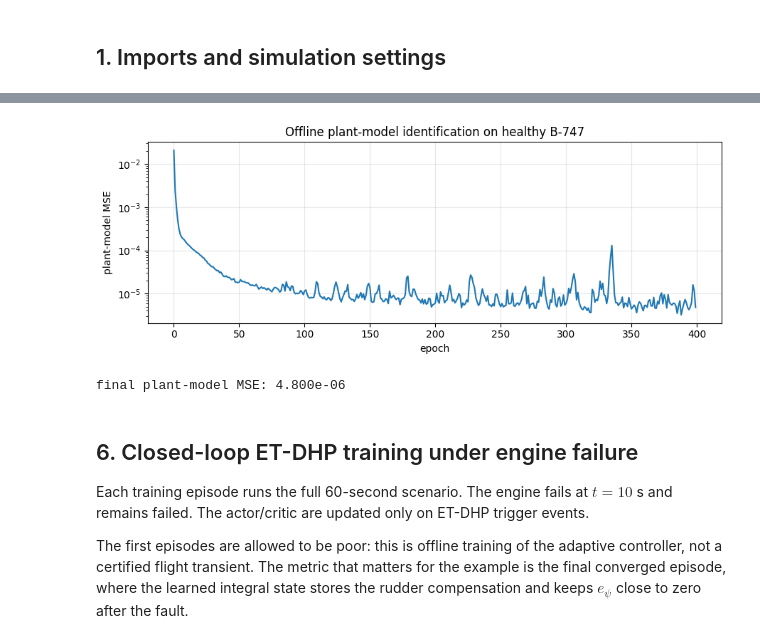
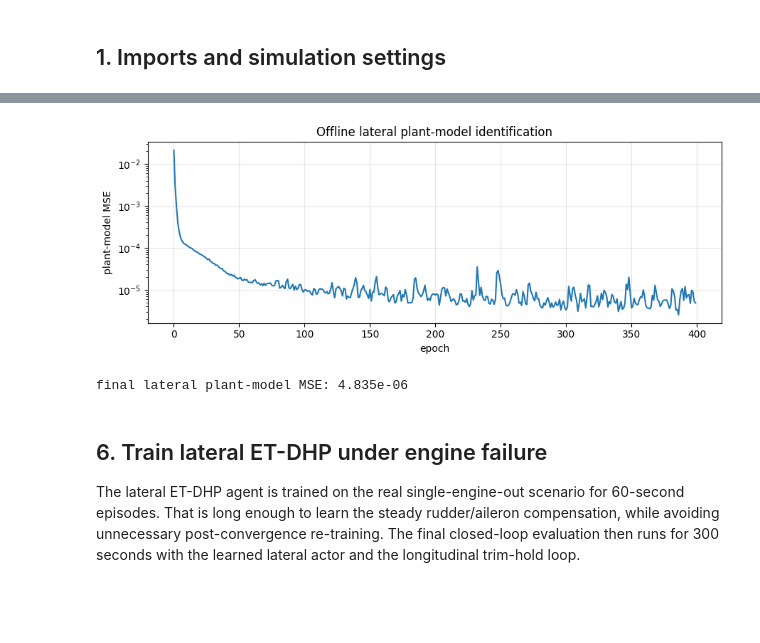
Before and after one commit to TensorAeroSpace/TensorAeroSpace, a Jupyter notebook: example/reinforcement_learning/example_etdhp_b747_engine_failure.ipynb, the cells around one changed output, grey strips where cells are left out. Saved outputs shown, nothing was run; the diff lists cells and outputs as text; code cells hidden in the pictures; blank space fills up the shorter version.

```diff
--- a/example/reinforcement_learning/example_etdhp_b747_engine_failure.ipynb
+++ b/example/reinforcement_learning/example_etdhp_b747_engine_failure.ipynb
@@ -160,5 +362,5 @@ to back-propagate the cost gradient through the dynamics. We identify this model
 # %%
-N_BURST = 60         # 3 seconds per burst @ dt=0.05
+N_BURST = 60
 N_BURSTS = 40
 PE_AMPLITUDE_DEG = 1.5
 
@@ -168,7 +370,7 @@ states_buf, actions_buf, next_states_buf = [], [], []
 for burst in range(N_BURSTS):
     env_id = make_env(damage_profile=None, n_steps=N_BURST + 5)
     obs, _ = env_id.reset()
-    psi_integral = 0.0
+    lat_integrals = np.zeros(2, dtype=np.float64)
     for t in range(N_BURST):
         f_a = 0.2 + rng.random() * 0.6
         f_r = 0.2 + rng.random() * 0.6
@@ -178,10 +380,12 @@ for burst in range(N_BURSTS):
         dr_deg = (PE_AMPLITUDE_DEG * np.sin(2 * np.pi * f_r * t * DT + phase_r)
                   + 0.4 * rng.normal())
 
-        x = state_transform(obs, np.array([psi_integral]), 0)
-        obs, _, _, trunc, _ = env_id.step(compose_action([da_deg, dr_deg]))
-        psi_integral = update_yaw_integral(psi_integral, obs)
-        x_next = state_transform(obs, np.array([psi_integral]), 0)
+        x = lateral_state_transform(obs, lat_integrals, 0)
+        obs, _, _, trunc, _ = env_id.step(
+            compose_action(delta_e_trim_rad, [da_deg, dr_deg], throttle_trim)
+        )
+        lat_integrals = update_lateral_integrals(lat_integrals, obs)
+        x_next = lateral_state_transform(obs, lat_integrals, 0)
 
         states_buf.append(x)
         actions_buf.append([da_deg, dr_deg])
@@ -196,8 +400,6 @@ next_states_arr = np.asarray(next_states_buf, dtype=np.float32)
 print(f"collected {len(states_arr)} transitions")
 print(f"|e_psi| range: {np.min(np.abs(states_arr[:, 0])):.2f} .. {np.max(np.abs(states_arr[:, 0])):.2f} deg")
 print(f"|phi| range:   {np.min(np.abs(states_arr[:, 3])):.2f} .. {np.max(np.abs(states_arr[:, 3])):.2f} deg")
-print(f"|i_psi| range: {np.min(np.abs(states_arr[:, 1] / I_PSI_SCALE)):.2f} .. "
-      f"{np.max(np.abs(states_arr[:, 1] / I_PSI_SCALE)):.2f} deg*s")
 # %% [output]
 collected 2400 transitions
 |e_psi| range: 0.00 .. 0.54 deg
@@ -225,45 +424,44 @@ cfg = ETDHPConfig(
     critic_lr=5e-3,
     model_lr=5e-3,
     model_epochs=400,
-    Q=[200.0, 0.2, 1.0, 5.0, 0.2],
+    Q=[200.0, 0.2, 1.0, 50.0, 1.0, 0.5],
     R=[0.5, 0.5],
     gamma=0.95,
     num_epochs_per_trigger=10,
     u_bound=8.0,
     rho=0.05,
     trigger_floor=0.5,
     weight_init_scale=0.3,
     seed=11,
 )
 
 agent = ETDHPAgent(
-    n_state=5,
+    n_state=6,
     n_control=2,
-    state_transform=state_transform,
+    state_transform=lateral_state_transform,
     config=cfg,
 )
 
 model_losses = agent.fit_plant_model(
     states_arr, actions_arr, next_states_arr,
-    batch_size=128, verbose=False,
+    batch_size=128,
+    verbose=False,
 )
 
 fig, ax = plt.subplots(figsize=(9, 3.5))
 ax.semilogy(model_losses)
 ax.set_xlabel("epoch")
 ax.set_ylabel("plant-model MSE")
-ax.set_title("Offline plant-model identification on healthy B-747")
+ax.set_title("Offline lateral plant-model identification")
 ax.grid(True, alpha=0.3)
 plt.tight_layout()
 plt.show()
-print(f"final plant-model MSE: {model_losses[-1]:.3e}")
+print(f"final lateral plant-model MSE: {model_losses[-1]:.3e}")
 # %% [output]
-[figure, old version]
+[figure, new version]
-final plant-model MSE: 4.800e-06
+final lateral plant-model MSE: 4.835e-06
 # %% [markdown]
-## 6. Closed-loop ET-DHP training under engine failure
+## 6. Train lateral ET-DHP under engine failure
 
-Each training episode runs the full 60-second scenario. The engine fails at $t=10$ s and remains failed. The actor/critic are updated only on ET-DHP trigger events.
-
-The first episodes are allowed to be poor: this is offline training of the adaptive controller, not a certified flight transient. The metric that matters for the example is the final converged episode, where the learned integral state stores the rudder compensation and keeps $e_\psi$ close to zero after the fault.
+The lateral ET-DHP agent is trained on the real single-engine-out scenario for 60-second episodes. That is long enough to learn the steady rudder/aileron compensation, while avoiding unnecessary post-convergence re-training. The final closed-loop evaluation then runs for 300 seconds with the learned lateral actor and the longitudinal trim-hold loop.
 # %%
```
Also changed, not shown: parts of 17 cells of this notebook, 18 other files.
